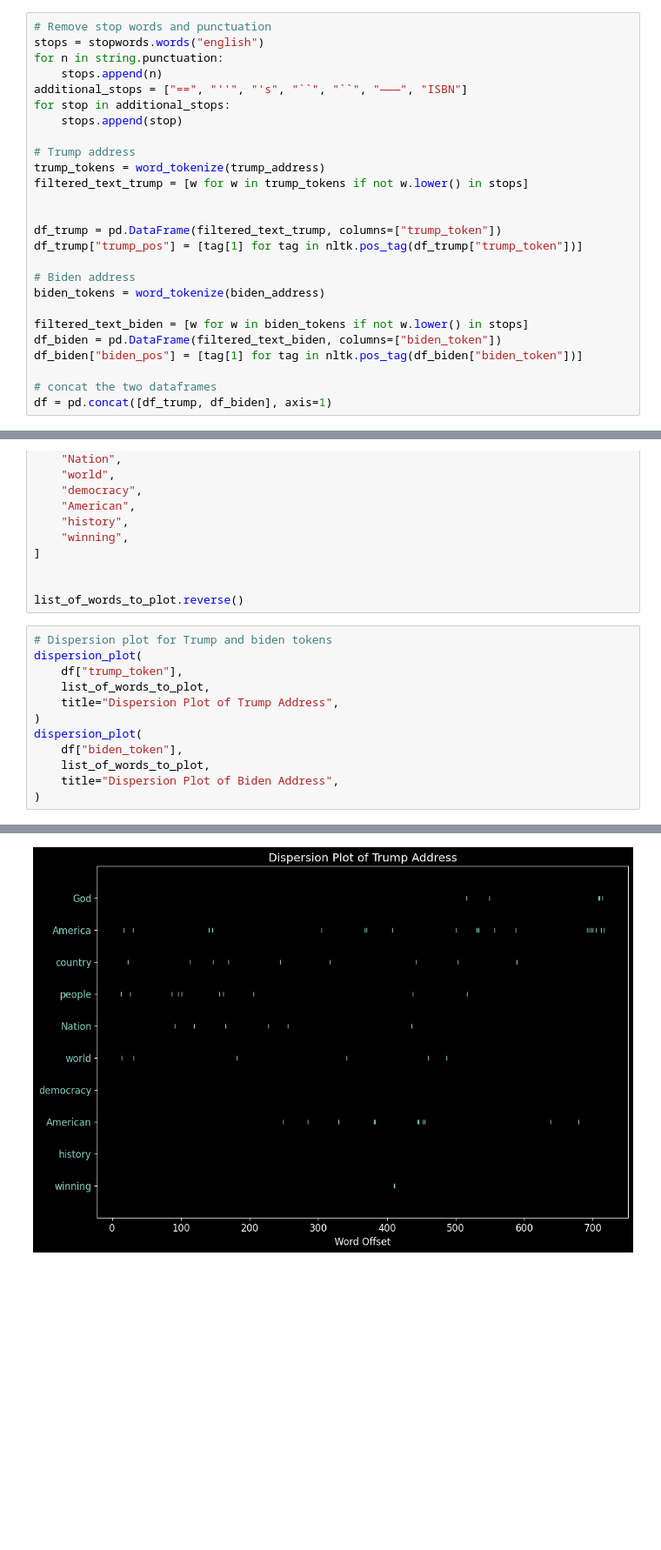
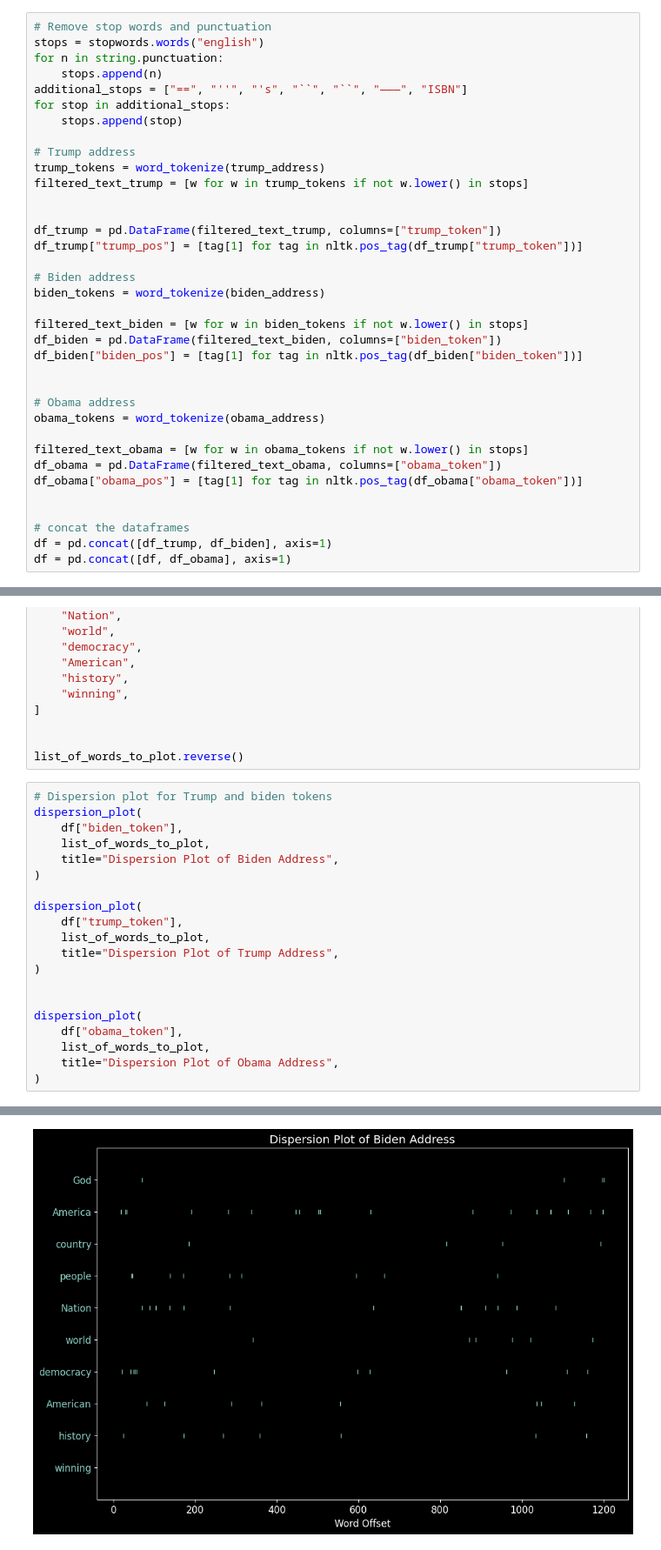
Before and after one commit to Luke-Chesley/Wiki-page-sentiment, a Jupyter notebook: Sentiment_of_wikipedia_pages.ipynb, the cells around one changed output, grey strips where cells are left out. Shown: that part at 87% size. Cells and saved outputs as stored; diff of their text form; blank space fills up the shorter version.

```diff
--- a/Sentiment_of_wikipedia_pages.ipynb
+++ b/Sentiment_of_wikipedia_pages.ipynb
@@ -435,8 +450,18 @@ filtered_text_biden = [w for w in biden_tokens if not w.lower() in stops]
 df_biden = pd.DataFrame(filtered_text_biden, columns=["biden_token"])
 df_biden["biden_pos"] = [tag[1] for tag in nltk.pos_tag(df_biden["biden_token"])]
 
-# concat the two dataframes
+
+# Obama address
+obama_tokens = word_tokenize(obama_address)
+
+filtered_text_obama = [w for w in obama_tokens if not w.lower() in stops]
+df_obama = pd.DataFrame(filtered_text_obama, columns=["obama_token"])
+df_obama["obama_pos"] = [tag[1] for tag in nltk.pos_tag(df_obama["obama_token"])]
+
+
+# concat the dataframes
 df = pd.concat([df_trump, df_biden], axis=1)
+df = pd.concat([df, df_obama], axis=1)
 # %%
 list_of_words_to_plot = [
     "God",
@@ -455,14 +480,22 @@ list_of_words_to_plot = [
 list_of_words_to_plot.reverse()
 # %%
 # Dispersion plot for Trump and biden tokens
+dispersion_plot(
+    df["biden_token"],
+    list_of_words_to_plot,
+    title="Dispersion Plot of Biden Address",
+)
+
 dispersion_plot(
     df["trump_token"],
     list_of_words_to_plot,
     title="Dispersion Plot of Trump Address",
 )
+
+
 dispersion_plot(
-    df["biden_token"],
+    df["obama_token"],
     list_of_words_to_plot,
-    title="Dispersion Plot of Biden Address",
+    title="Dispersion Plot of Obama Address",
 )
 # %% [output]
@@ -470 +503 @@ dispersion_plot(
-[figure, old version]
+[figure, new version]
```
Also changed, not shown: parts of 6 cells of this notebook, 3 other files.
